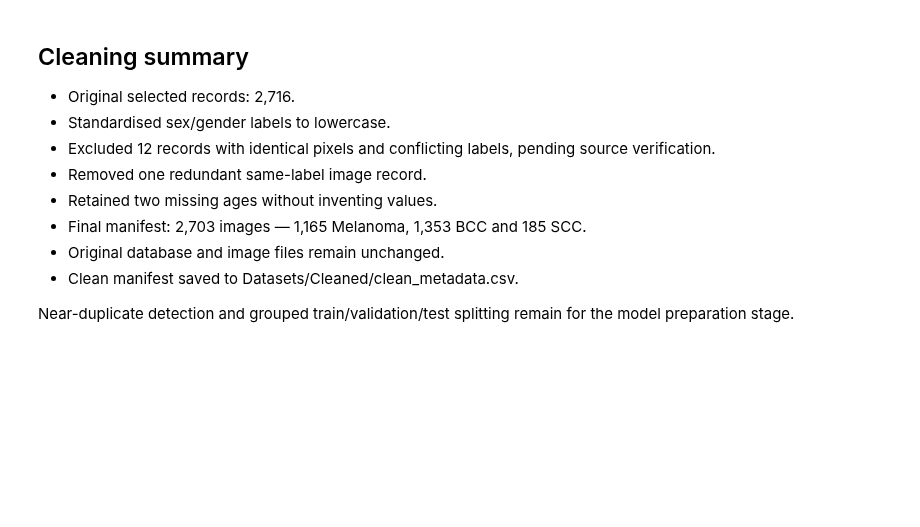
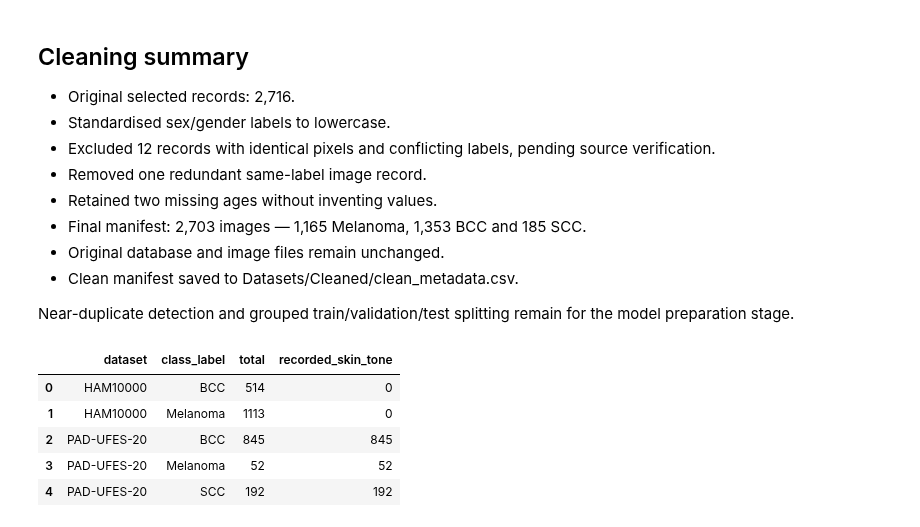
Before and after one commit to Chetalam/cnn-skin-cancer-classification, a Jupyter notebook: notebooks/03_data_cleaning.ipynb, the cells around one changed output. Saved outputs shown, nothing was run; the diff lists cells and outputs as text; code cells hidden in the pictures; blank space fills up the shorter version.

```diff
--- a/notebooks/03_data_cleaning.ipynb
+++ b/notebooks/03_data_cleaning.ipynb
@@ -350,3 +350,92 @@ Manifest saved to: /content/drive/MyDrive/cnn-skin-cancer-classification/Dataset
 
 Near-duplicate detection and grouped train/validation/test splitting
 remain for the model preparation stage.
+# %%
+from pathlib import Path
+from datetime import datetime, timezone
+import sqlite3
+import pandas as pd
+
+root = Path('/content/drive/MyDrive/cnn-skin-cancer-classification')
+db_path = root / 'Database' / 'skin_cancer.db'
+manifest_path = root / 'Datasets' / 'Cleaned' / 'clean_metadata.csv'
+stamp = datetime.now(timezone.utc).strftime('%Y%m%d_%H%M%S_%f')
+if not db_path.is_file() or not manifest_path.is_file():
+    raise FileNotFoundError('Create the original database and clean manifest first.')
+
+ham = pd.read_csv(root / 'Datasets' / 'HAM10000' / 'HAM10000_metadata.csv')
+pad = pd.read_csv(root / 'Datasets' / 'PAD-UFES-20' / 'metadata.csv')
+manifest = pd.read_csv(manifest_path)
+
+# Retain both the source value and a valid numerical category.
+fitz = pd.to_numeric(pad['fitspatrick'], errors='coerce')
+valid_fitz = fitz.where(fitz.isin([1,2,3,4,5,6]))
+biopsy = pad['biopsed'].astype('string').str.strip().str.lower().map({'true':1,'false':0,'1':1,'0':0,'1.0':1,'0.0':0})
+extra = pd.concat([
+    pd.DataFrame({
+        'dataset':'HAM10000',
+        'image_id':ham['image_id'].astype('string').str.strip(),
+        'fitzpatrick':float('nan'), 'fitzpatrick_source':None,
+        'biopsy_confirmed':float('nan'), 'diagnosis_method':ham['dx_type']
+    }),
+    pd.DataFrame({
+        'dataset':'PAD-UFES-20',
+        'image_id':pad['img_id'].astype('string').str.strip(),
+        'fitzpatrick':valid_fitz,
+        'fitzpatrick_source':pad['fitspatrick'].astype('string'),
+        'biopsy_confirmed':biopsy, 'diagnosis_method':None
+    })
+], ignore_index=True)
+
+assert not extra.duplicated(['dataset','image_id']).any()
+extra_columns = ['fitzpatrick','fitzpatrick_source','biopsy_confirmed','diagnosis_method']
+enriched = manifest.drop(columns=extra_columns,errors='ignore').merge(
+    extra, on=['dataset','image_id'], how='left', validate='one_to_one', indicator=True
+)
+assert enriched['_merge'].eq('both').all(), 'Some clean records do not match source metadata.'
+enriched = enriched.drop(columns='_merge')
+
+# Back up the existing SQLite file using SQLite's backup API.
+with sqlite3.connect(db_path) as source:
+    with sqlite3.connect(root / 'Database' / f'skin_cancer_before_enrichment_{stamp}.db') as backup:
+        source.backup(backup)
+
+def sql_value(value):
+    if pd.isna(value):
+        return None
+    return value.item() if hasattr(value,'item') else value
+
+with sqlite3.connect(db_path) as conn:
+    current = {row[1] for row in conn.execute('PRAGMA table_info(images)')}
+    for column, kind in [('fitzpatrick','REAL'),('fitzpatrick_source','TEXT'),('biopsy_confirmed','INTEGER'),('diagnosis_method','TEXT')]:
+        if column not in current:
+            conn.execute(f'ALTER TABLE images ADD COLUMN {column} {kind}')
+    conn.executemany('''UPDATE images SET fitzpatrick=?,fitzpatrick_source=?,
+        biopsy_confirmed=?,diagnosis_method=? WHERE dataset=? AND image_id=?''',[
+        tuple(sql_value(v) for v in row)
+        for row in extra[extra_columns+['dataset','image_id']].itertuples(index=False,name=None)
+    ])
+    integrity = conn.execute('PRAGMA integrity_check').fetchone()[0]
+    assert integrity == 'ok'
+    raw_count = conn.execute('SELECT COUNT(*) FROM images').fetchone()[0]
+    assert raw_count == 2716, f'Unexpected raw record count: {raw_count}'
+    display(pd.read_sql_query('''SELECT dataset,class_label,COUNT(*) AS total,
+        COUNT(fitzpatrick) AS recorded_skin_tone FROM images
+        GROUP BY dataset,class_label''',conn))
+
+manifest_path.with_name(f'clean_metadata_before_enrichment_{stamp}.csv').write_bytes(manifest_path.read_bytes())
+enriched.to_csv(manifest_path,index=False)
+print('Training SQLite integrity:',integrity)
+print('Original selected records:',raw_count)
+print('Clean manifest records:',len(enriched))
+print('PAD source skin-tone values:')
+display(pad['fitspatrick'].value_counts(dropna=False))
+print('Clean records with valid Fitzpatrick categories:',enriched['fitzpatrick'].notna().sum())
+print('Database and cleaned manifest enriched. Original images unchanged.')
+# %% [output]
+|  | dataset | class_label | total | recorded_skin_tone |
+| 0 | HAM10000 | BCC | 514 | 0 |
+| 1 | HAM10000 | Melanoma | 1113 | 0 |
+| 2 | PAD-UFES-20 | BCC | 845 | 845 |
+| 3 | PAD-UFES-20 | Melanoma | 52 | 52 |
+| 4 | PAD-UFES-20 | SCC | 192 | 192 |
```
Also changed, not shown: parts of 2 cells of this notebook.
